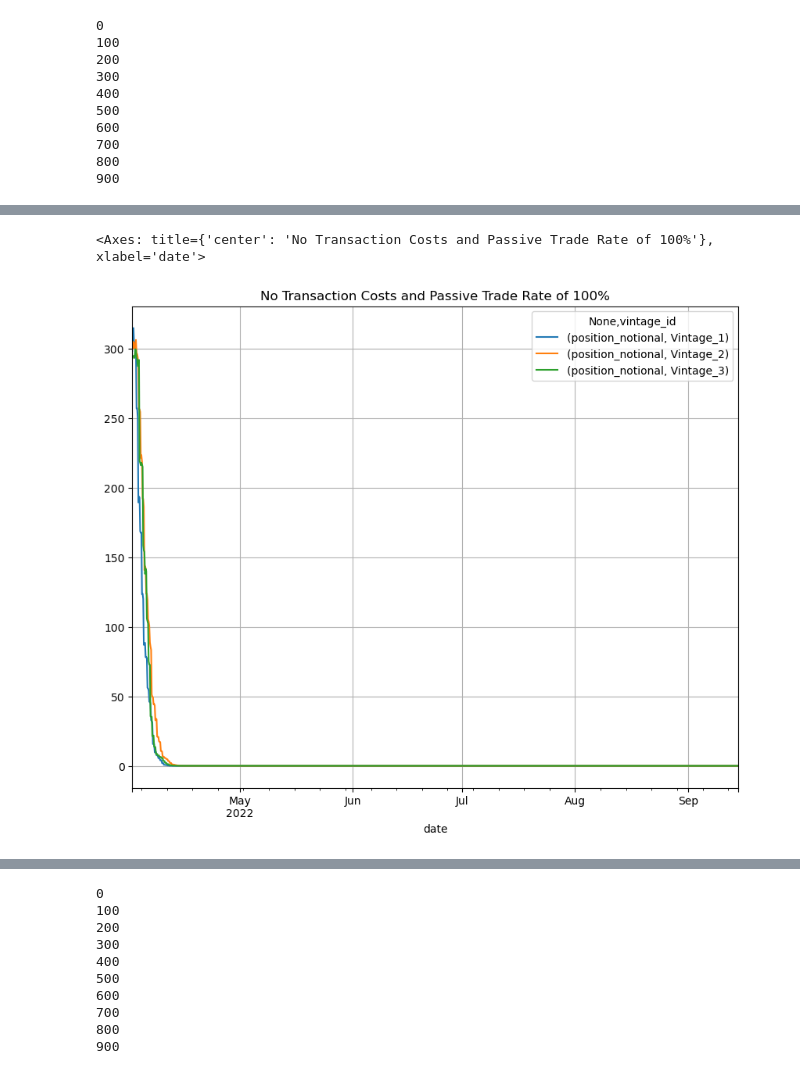
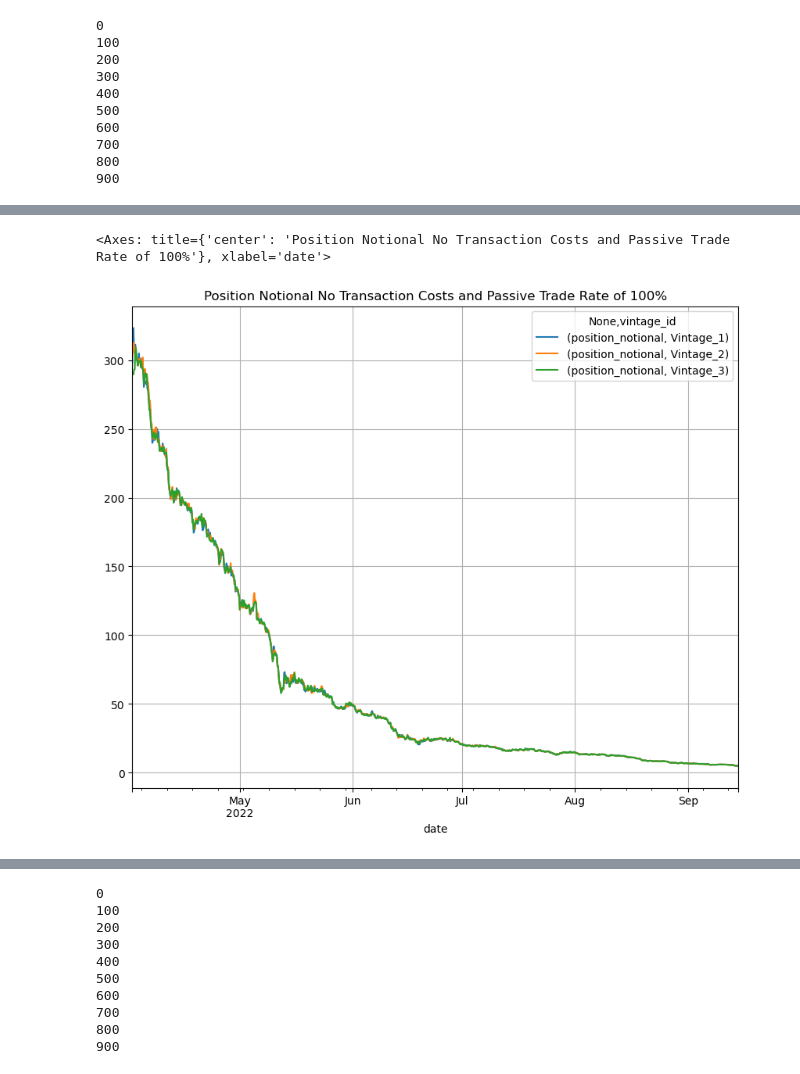
Before and after one commit to adheerchauhan/trend_following, a Jupyter notebook: research/notebooks/Intraday_Price_Data_and_Analysis.ipynb, the cells around one changed output, grey strips where cells are left out. Drawn from its saved outputs; the diff is of its cells as text; code cells hidden in the pictures.

```diff
--- a/research/notebooks/Intraday_Price_Data_and_Analysis.ipynb
+++ b/research/notebooks/Intraday_Price_Data_and_Analysis.ipynb
@@ -2234,12 +1279,0 @@ df_signal_current_period.sort_values('close_log_return_z_score_prev_4h')
-# %%
-current_period = period_list[3]
-prior_period = period_list[period_list.index(current_period)-1]
-
-## Filtering Conditions
-signal_current_period_cond = (df_signal.date == current_period)
-positions_current_period_cond = (df_daily_position_summary.date == current_period)
-positions_prior_period_cond = (df_daily_position_summary.date == prior_period)
-df_signal_current_period = df_signal.loc[signal_current_period_cond].copy()
-
-if current_period > first_period:
-    df_daily_portfolio_summary = roll_portfolio_positions(df_daily_portfolio_summary, current_period=current_period)
@@ -2254,10 +1279,0 @@ current_period
-# %%
-vintage = 'Vintage_1'
-vintage_cond = (df_daily_position_summary['vintage_id'] == vintage)
-previous_period_holding_counter = df_daily_position_summary.loc[positions_prior_period_cond & vintage_cond, 'holding_period_counter'].values[0]
-if previous_period_holding_counter == 3:
-    ## Exit all open positions in current period
-    df_daily_position_summary, df_daily_portfolio_summary = exit_open_vintage_positions(
-        df_position=df_daily_position_summary, df_portfolio=df_daily_portfolio_summary, df_signal=df_signal_current_period,
-        current_period=current_period, prior_period=prior_period, transaction_cost_est=transaction_cost_est, passive_trade_rate=passive_trade_rate,
-        cash_buffer_percentage=cash_buffer_percentage, vintage_name=vintage)
@@ -2368,7 +1339,6 @@ def run_mean_reversion_backtest(df_signal, fwd_return_period, initial_capital, c
     for i, current_period in enumerate(period_list[1:1000], start=1):
         if run_counter in run_counter_check:
             print(run_counter)
-        # prior_period = period_list[period_list.index(current_period)-1]
         prior_period = period_list[i - 1]
 
         ## Filtering Conditions
@@ -2384,10 +1354,6 @@ def run_mean_reversion_backtest(df_signal, fwd_return_period, initial_capital, c
                 df_position=df_position, df_portfolio=df_portfolio, df_signal=df_signal_current_period,
                 period=current_period, fwd_return_period=fwd_return_period, cash_buffer_percentage=cash_buffer_percentage,
                 transaction_cost_est=transaction_cost_est, passive_trade_rate=passive_trade_rate, enable_fees=enable_fees, vintage_name='Vintage_1', signal_col=signal_col)
-            non_zero_position_cond = (df_position[signal_col].fillna(0).astype(float) != 0)
-            positions_vintage_cond = (df_position['vintage_id'] == 'Vintage_1')
-            positions_current_period_cond = (df_position.date == current_period)
-            df_position.loc[non_zero_position_cond & positions_current_period_cond & positions_vintage_cond, 'holding_period_counter'] = 1
 
         elif current_period == second_period:
             ## Update Positions from Vintage 1
@@ -2400,10 +1366,6 @@ def run_mean_reversion_backtest(df_signal, fwd_return_period, initial_capital, c
                 df_position=df_position, df_portfolio=df_portfolio, df_signal=df_signal_current_period,
                 period=current_period, fwd_return_period=fwd_return_period, cash_buffer_percentage=cash_buffer_percentage,
                 transaction_cost_est=transaction_cost_est, passive_trade_rate=passive_trade_rate, enable_fees=enable_fees, vintage_name='Vintage_2', signal_col=signal_col)
-            non_zero_position_cond = (df_position[signal_col].fillna(0).astype(float) != 0)
-            positions_vintage_cond = (df_position['vintage_id'] == 'Vintage_2')
-            positions_current_period_cond = (df_position.date == current_period)
-            df_position.loc[non_zero_position_cond & positions_current_period_cond & positions_vintage_cond, 'holding_period_counter'] = 1
 
         elif current_period == third_period:
             ## Update Positions from Vintage 1
@@ -2421,10 +1383,6 @@ def run_mean_reversion_backtest(df_signal, fwd_return_period, initial_capital, c
                 df_position=df_position, df_portfolio=df_portfolio, df_signal=df_signal_current_period,
                 period=current_period, fwd_return_period=fwd_return_period, cash_buffer_percentage=cash_buffer_percentage,
                 transaction_cost_est=transaction_cost_est, passive_trade_rate=passive_trade_rate, enable_fees=enable_fees, vintage_name='Vintage_3', signal_col=signal_col)
-            non_zero_position_cond = (df_position[signal_col].fillna(0).astype(float) != 0)
-            positions_vintage_cond = (df_position['vintage_id'] == 'Vintage_3')
-            positions_current_period_cond = (df_position.date == current_period)
-            df_position.loc[non_zero_position_cond & positions_current_period_cond & positions_vintage_cond, 'holding_period_counter'] = 1
 
         else:
             vintage_list = df_position['vintage_id'].unique().tolist()
@@ -2454,10 +1412,6 @@ def run_mean_reversion_backtest(df_signal, fwd_return_period, initial_capital, c
                         df_position=df_position, df_portfolio=df_portfolio, df_signal=df_signal_current_period,
                         period=current_period, fwd_return_period=fwd_return_period, cash_buffer_percentage=cash_buffer_percentage,
                         transaction_cost_est=transaction_cost_est, passive_trade_rate=passive_trade_rate, enable_fees=enable_fees, vintage_name=vintage, signal_col=signal_col)
-                    non_zero_position_cond = (df_position[signal_col].fillna(0).astype(float) != 0)
-                    positions_vintage_cond = (df_position['vintage_id'] == vintage)
-                    positions_current_period_cond = (df_position.date == current_period)
-                    df_position.loc[non_zero_position_cond & positions_current_period_cond & positions_vintage_cond, 'holding_period_counter'] = 1
 
                 elif 1 <= previous_period_holding_counter <= (fwd_return_period - 1):
                     ## Update Positions from Vintage
@@ -2471,10 +1425,6 @@ def run_mean_reversion_backtest(df_signal, fwd_return_period, initial_capital, c
                         df_position=df_position, df_portfolio=df_portfolio, df_signal=df_signal_current_period,
                         period=current_period, fwd_return_period=fwd_return_period, cash_buffer_percentage=cash_buffer_percentage,
                         transaction_cost_est=transaction_cost_est, passive_trade_rate=passive_trade_rate, enable_fees=enable_fees, vintage_name=vintage, signal_col=signal_col)
-                    non_zero_position_cond = (df_position[signal_col].fillna(0).astype(float) != 0)
-                    positions_vintage_cond = (df_position['vintage_id'] == vintage)
-                    positions_current_period_cond = (df_position.date == current_period)
-                    df_position.loc[non_zero_position_cond & positions_current_period_cond & positions_vintage_cond, 'holding_period_counter'] = 1
 
         ## Compute Turnover Ratios once per bar for the updated portfolio
         df_portfolio = ensure_turnover_cols_in_df(df_portfolio)
@@ -2605,9 +1555,9 @@ df_daily_portfolio_wo_t_cost_p_rate_100[['buy_turnover_pct','sell_turnover_pct']
 # %%
 pd.pivot_table(df_daily_position_wo_t_cost_p_rate_100, index=['date'], columns=['vintage_id'], values=['position_notional'],
-               aggfunc={'position_notional':'sum'}).plot(figsize=(10,8), grid=True, title='No Transaction Costs and Passive Trade Rate of 100%')
+               aggfunc={'position_notional':'sum'}).plot(figsize=(10,8), grid=True, title='Position Notional No Transaction Costs and Passive Trade Rate of 100%')
 # %% [output]
-<Axes: title={'center': 'No Transaction Costs and Passive Trade Rate of 100%'}, xlabel='date'>
+<Axes: title={'center': 'Position Notional No Transaction Costs and Passive Trade Rate of 100%'}, xlabel='date'>
-[figure, old version]
+[figure, new version]
 # %%
 pd.pivot_table(df_daily_position_wo_t_cost_p_rate_100, index=['date'], columns=['vintage_id'], values=['position_notional'],
                aggfunc={'position_notional':'sum'}).head(50)
```
Also changed, not shown: parts of 166 cells of this notebook, 1 other file.
